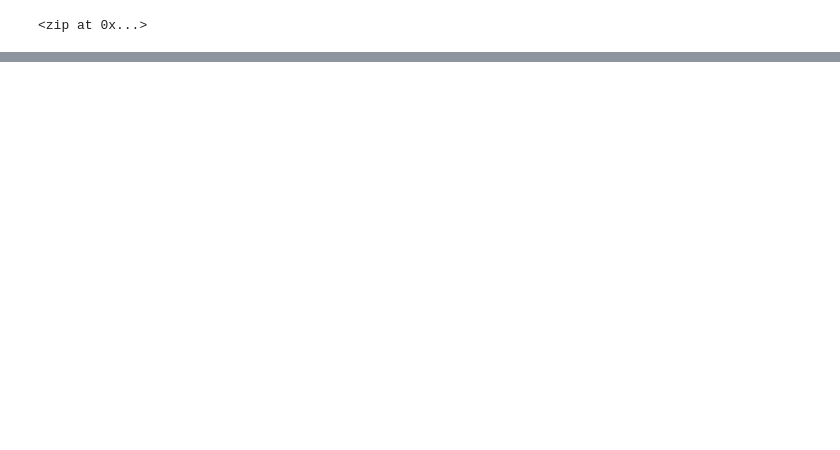
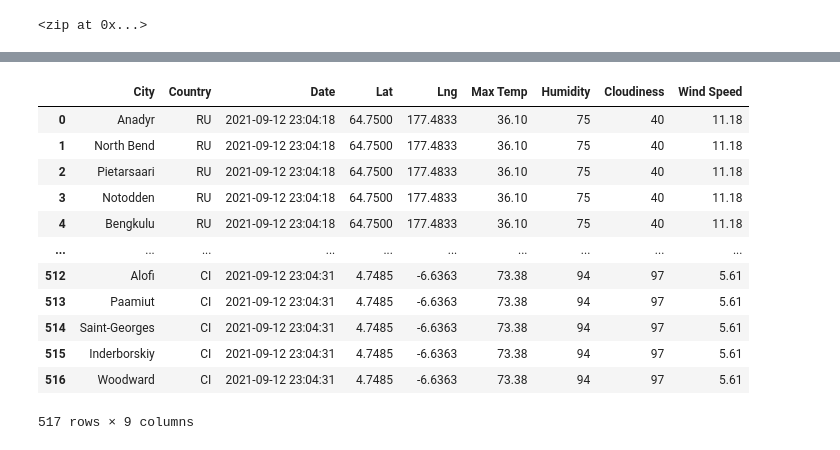
Before and after one commit to kejtkjet1/World_Weather_Analysis, a Jupyter notebook: WeatherPy.ipynb, the cells around one changed output, grey strips where cells are left out. Cells and saved outputs as stored; diff of their text form; code cells hidden in the pictures; blank space fills up the shorter version.

```diff
--- a/WeatherPy.ipynb
+++ b/WeatherPy.ipynb
@@ -56,0 +71,3 @@ len(cities)
+# %%
+# Starting URL for Weather Map API Call.
+url = "http://api.openweathermap.org/data/2.5/weather?units=Imperial&APPID=" + weather_api_key
@@ -56,0 +154,4 @@ len(cities)
+# %%
+# Convert the array of dictionaries to a Pandas DataFrame.
+city_data_df = pd.DataFrame(city_data)
+city_data_df.head(10)
@@ -56,0 +170,18 @@ len(cities)
+# %%
+new_column_order = ["City", "Country", "Date", "Lat", "Lng", "Max Temp", "Humidity", "Cloudiness", "Wind Speed"]
+city_data_df= city_data_df[new_column_order]
+city_data_df
+# %% [output]
+|  | City | Country | Date | Lat | Lng | Max Temp | Humidity | Cloudiness | Wind Speed |
+| 0 | Anadyr | RU | 2021-09-12 23:04:18 | 64.7500 | 177.4833 | 36.10 | 75 | 40 | 11.18 |
+| 1 | North Bend | RU | 2021-09-12 23:04:18 | 64.7500 | 177.4833 | 36.10 | 75 | 40 | 11.18 |
+| 2 | Pietarsaari | RU | 2021-09-12 23:04:18 | 64.7500 | 177.4833 | 36.10 | 75 | 40 | 11.18 |
+| 3 | Notodden | RU | 2021-09-12 23:04:18 | 64.7500 | 177.4833 | 36.10 | 75 | 40 | 11.18 |
+| 4 | Bengkulu | RU | 2021-09-12 23:04:18 | 64.7500 | 177.4833 | 36.10 | 75 | 40 | 11.18 |
+| ... | ... | ... | ... | ... | ... | ... | ... | ... | ... |
+| 512 | Alofi | CI | 2021-09-12 23:04:31 | 4.7485 | -6.6363 | 73.38 | 94 | 97 | 5.61 |
+| 513 | Paamiut | CI | 2021-09-12 23:04:31 | 4.7485 | -6.6363 | 73.38 | 94 | 97 | 5.61 |
+| 514 | Saint-Georges | CI | 2021-09-12 23:04:31 | 4.7485 | -6.6363 | 73.38 | 94 | 97 | 5.61 |
+| 515 | Inderborskiy | CI | 2021-09-12 23:04:31 | 4.7485 | -6.6363 | 73.38 | 94 | 97 | 5.61 |
+| 516 | Woodward | CI | 2021-09-12 23:04:31 | 4.7485 | -6.6363 | 73.38 | 94 | 97 | 5.61 |
+517 rows × 9 columns
```
Also changed, not shown: parts of 7 cells of this notebook, 4 other files.
